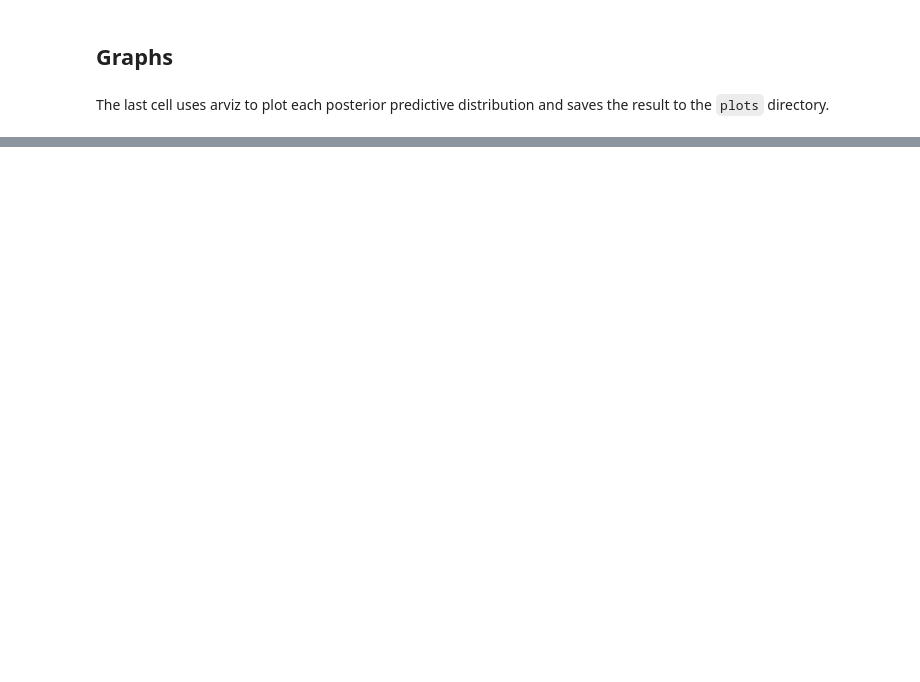
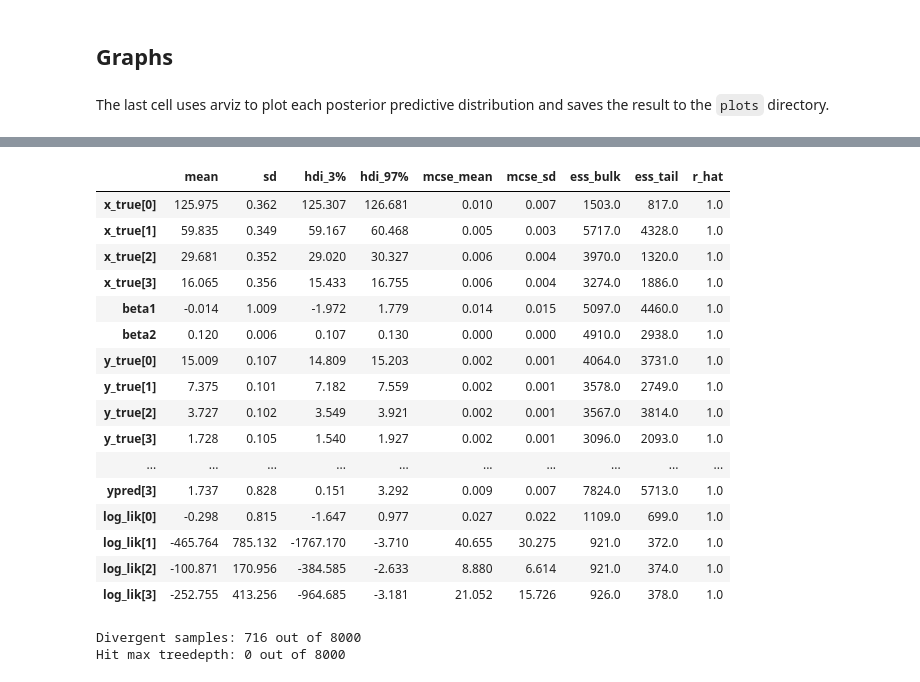
Before and after one commit to viktorht/bayesian_od-cdw-calibration-model, a Jupyter notebook: investigate.ipynb, the cells around one changed output, grey strips where cells are left out. Saved outputs shown, nothing was run; the diff lists cells and outputs as text; code cells hidden in the pictures; blank space fills up the shorter version.

```diff
--- a/investigate.ipynb
+++ b/investigate.ipynb
@@ -163,0 +137,35 @@ Coordinates:
+# %%
+az.summary(posteriors['replicate_model'])
+# %% [output]
+|  | mean | sd | hdi_3% | hdi_97% | mcse_mean | mcse_sd | ess_bulk | ess_tail | r_hat |
+| x_true[0] | 125.975 | 0.362 | 125.307 | 126.681 | 0.010 | 0.007 | 1503.0 | 817.0 | 1.0 |
+| x_true[1] | 59.835 | 0.349 | 59.167 | 60.468 | 0.005 | 0.003 | 5717.0 | 4328.0 | 1.0 |
+| x_true[2] | 29.681 | 0.352 | 29.020 | 30.327 | 0.006 | 0.004 | 3970.0 | 1320.0 | 1.0 |
+| x_true[3] | 16.065 | 0.356 | 15.433 | 16.755 | 0.006 | 0.004 | 3274.0 | 1886.0 | 1.0 |
+| beta1 | -0.014 | 1.009 | -1.972 | 1.779 | 0.014 | 0.015 | 5097.0 | 4460.0 | 1.0 |
+| beta2 | 0.120 | 0.006 | 0.107 | 0.130 | 0.000 | 0.000 | 4910.0 | 2938.0 | 1.0 |
+| y_true[0] | 15.009 | 0.107 | 14.809 | 15.203 | 0.002 | 0.001 | 4064.0 | 3731.0 | 1.0 |
+| y_true[1] | 7.375 | 0.101 | 7.182 | 7.559 | 0.002 | 0.001 | 3578.0 | 2749.0 | 1.0 |
+| y_true[2] | 3.727 | 0.102 | 3.549 | 3.921 | 0.002 | 0.001 | 3567.0 | 3814.0 | 1.0 |
+| y_true[3] | 1.728 | 0.105 | 1.540 | 1.927 | 0.002 | 0.001 | 3096.0 | 2093.0 | 1.0 |
+| ... | ... | ... | ... | ... | ... | ... | ... | ... | ... |
+| ypred[3] | 1.737 | 0.828 | 0.151 | 3.292 | 0.009 | 0.007 | 7824.0 | 5713.0 | 1.0 |
+| log_lik[0] | -0.298 | 0.815 | -1.647 | 0.977 | 0.027 | 0.022 | 1109.0 | 699.0 | 1.0 |
+| log_lik[1] | -465.764 | 785.132 | -1767.170 | -3.710 | 40.655 | 30.275 | 921.0 | 372.0 | 1.0 |
+| log_lik[2] | -100.871 | 170.956 | -384.585 | -2.633 | 8.880 | 6.614 | 921.0 | 374.0 | 1.0 |
+| log_lik[3] | -252.755 | 413.256 | -964.685 | -3.181 | 21.052 | 15.726 | 926.0 | 378.0 | 1.0 |
+# %%
+max_treedepth = 15
+n_chains = len(posteriors['replicate_model']['sample_stats']['chain'].values)
+chain_length = len(posteriors['replicate_model']['sample_stats']['draw'])
+n_samples = n_chains * chain_length
+
+divergent = posteriors['replicate_model']['sample_stats']['diverging'].values.sum()
+treedepth = posteriors['replicate_model']['sample_stats']['treedepth']
+hit_max_treedepth = (treedepth == max_treedepth).values.sum()
+
+print(f"Divergent samples: {divergent} out of {n_samples}")
+print(f"Hit max treedepth: {hit_max_treedepth} out of {n_samples}")
+# %% [output]
+Divergent samples: 716 out of 8000
+Hit max treedepth: 0 out of 8000
```
Also changed, not shown: parts of 5 cells of this notebook, 1 other file.
